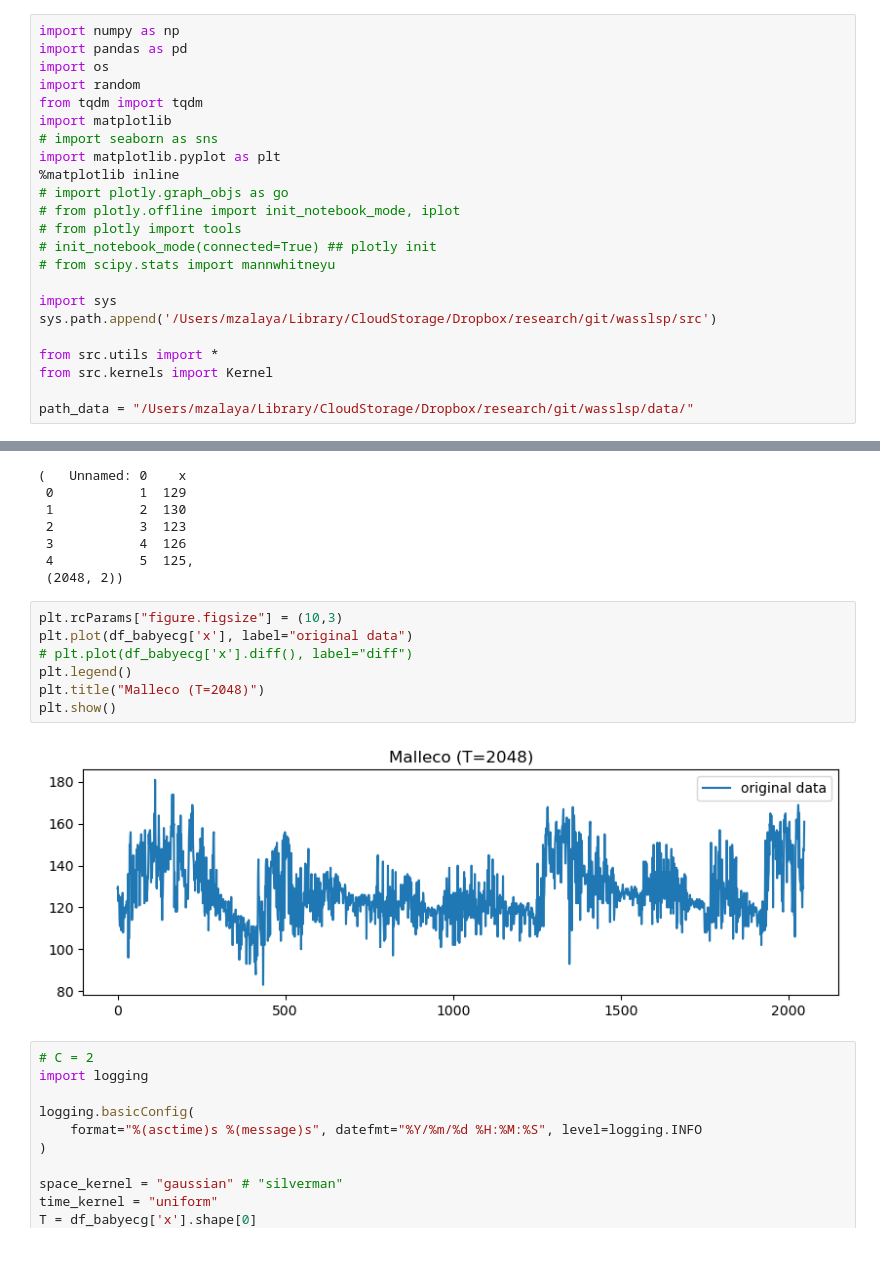
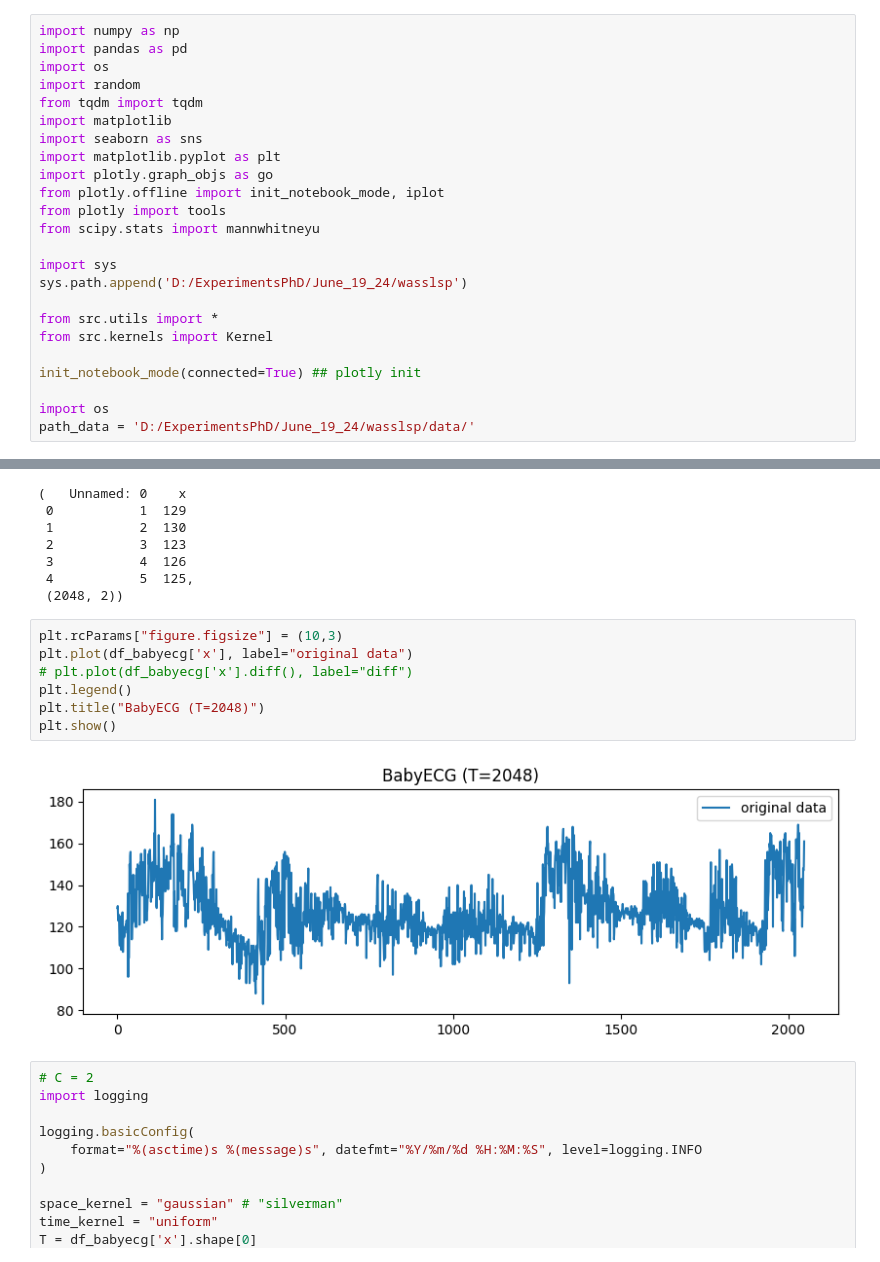
Before and after one commit to mzalaya/wasslsp, a Jupyter notebook: notebooks/real/BabyECG.ipynb, the cells around one changed output, grey strips where cells are left out. Saved outputs shown, nothing was run; the diff lists cells and outputs as text.

Commit message:
added Jan's experiments

```diff
--- a/notebooks/real/BabyECG.ipynb
+++ b/notebooks/real/BabyECG.ipynb
@@ -8,22 +8,23 @@ import os
 import random
 from tqdm import tqdm
 import matplotlib
-# import seaborn as sns
+import seaborn as sns
 import matplotlib.pyplot as plt
-%matplotlib inline
-# import plotly.graph_objs as go
-# from plotly.offline import init_notebook_mode, iplot
-# from plotly import tools
-# init_notebook_mode(connected=True) ## plotly init
-# from scipy.stats import mannwhitneyu
+import plotly.graph_objs as go
+from plotly.offline import init_notebook_mode, iplot
+from plotly import tools
+from scipy.stats import mannwhitneyu
 
 import sys
-sys.path.append('/Users/mzalaya/Library/CloudStorage/Dropbox/research/git/wasslsp/src')
+sys.path.append('D:/ExperimentsPhD/June_19_24/wasslsp')
 
 from src.utils import *
 from src.kernels import Kernel
 
-path_data = "/Users/mzalaya/Library/CloudStorage/Dropbox/research/git/wasslsp/data/"
+init_notebook_mode(connected=True) ## plotly init
+
+import os
+path_data = 'D:/ExperimentsPhD/June_19_24/wasslsp/data/'
 # %%
 df_babyecg = pd.read_csv(path_data + 'BabyECG.csv')
 df_babyecg.head(), df_babyecg.shape
@@ -38,12 +39,12 @@ df_babyecg.head(), df_babyecg.shape
 # %%
 plt.rcParams["figure.figsize"] = (10,3)
 plt.plot(df_babyecg['x'], label="original data")
 # plt.plot(df_babyecg['x'].diff(), label="diff")
 plt.legend()
-plt.title("Malleco (T=2048)")
+plt.title("BabyECG (T=2048)")
 plt.show()
 # %% [output]
-[figure, old version]
+[figure, new version]
 # %%
 # C = 2
 import logging
```
Also changed, not shown: parts of 24 cells of this notebook, 29 other files.
